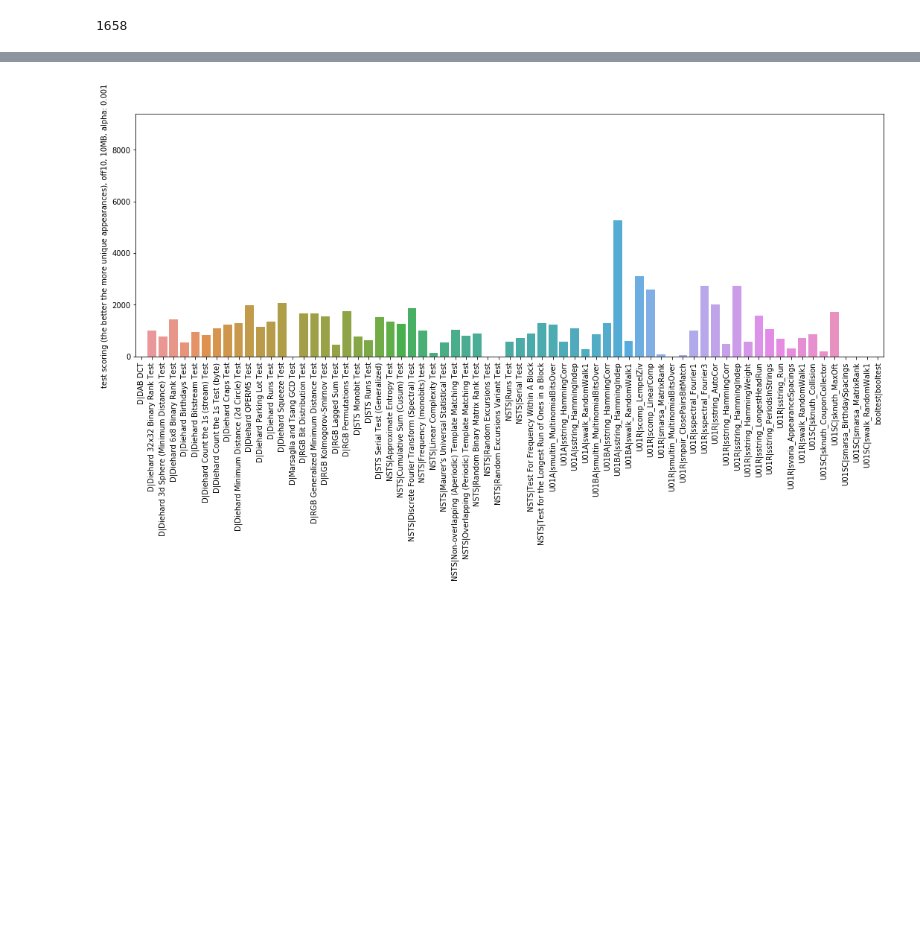
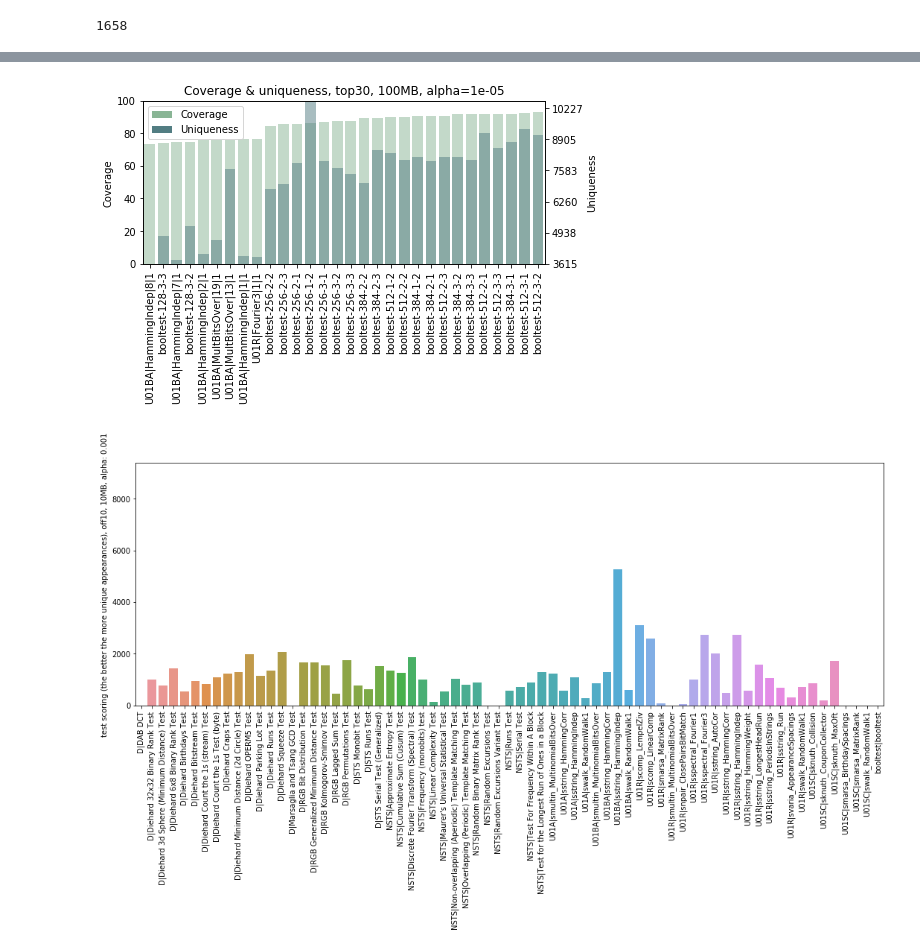
Before and after one commit to rozsa117/rtt-processor, a Jupyter notebook: proc2.ipynb, the cells around one changed output, grey strips where cells are left out. Saved outputs shown, nothing was run; the diff lists cells and outputs as text; code cells hidden in the pictures; blank space fills up the shorter version.

```diff
--- a/proc2.ipynb
+++ b/proc2.ipynb
@@ -944,0 +977,78 @@ renderCoverageGraph(tests_boolhyb_srt, (tf_10mib, tf_100mib), labels=['10MB', '1
+# %%
+def renderCovUniqGraph(test_proc, alpha=1e-5, desc='', data_src=lambda x: x[1],
+                       ylim=None, fname=None, rwidth=1.0, rheight=1.0,
+                       should_sort=False, do_coverage=False, test_mapping=None, topx=None):
+
+    selection = test_proc.selection
+    filtered_tests = test_proc.ctests
+    tests_detections = get_detections(filtered_tests, alpha)
+    fig, ax = pyplot.subplots(figsize=(rwidth*6*3, rheight*2*3))
+    ax.tick_params(axis='x', labelrotation=90)
+
+    coverage_max = comp_coverage(filtered_tests, alpha) if do_coverage else 100
+    uniq_scoring = [test_proc.tests_scoring1off[i] for i in range(test_proc.num_tests)]
+
+    def evalfnc(x):
+        return 100.0 * x / coverage_max
+
+    if should_sort:
+        tests_detections, perm = sorted_perm(tests_detections, key=lambda x: evalfnc(data_src(x)))
+        uniq_scoring = apply_permutation(uniq_scoring, perm)
+
+    x_data = [x[0] for x in tests_detections]
+    y_data = [evalfnc(data_src(x)) for x in tests_detections]
+    if topx:
+        y_data = y_data[-topx:]
+        x_data = x_data[-topx:]
+        uniq_scoring = uniq_scoring[-topx:]
+
+    minuni, maxuni = min(uniq_scoring), max(uniq_scoring)
+    uniwid = maxuni - minuni
+    uniscale = 100 / uniwid
+    uniq_scaled = [(x - minuni) * uniscale for x in uniq_scoring]
+    print('Uniqueness min: %s, max: %s, scale: %s, max_pts: %s' % (minuni, maxuni, uniscale, test_proc.num_max_points))
+
+    cxx = process_test_x_axis(x_data, test_mapping, keep_battery=True)
+    print(cxx)
+
+    dfpre = []
+    for i in range(len(x_data)):
+        dfpre.append({'x':cxx[i], 'y':y_data[i], 'src':'Coverage'})
+        dfpre.append({'x':cxx[i], 'y':uniq_scaled[i], 'src':'Uniqueness'})
+    df = pd.DataFrame(dfpre)
+    #print(df)
+
+    colors = sns.cubehelix_palette(8, start=.5, rot=-.75)
+    color1 = colors[2] + [0.5]
+    color2 = colors[4] + [0.5]
+    print(color2)
+    #sns.barplot(x='x', y='y', hue='src', data=df, palette=[colors[2], colors[4]])
+    plt0 = sns.barplot(x=cxx, y=y_data, color=color1, label='Coverage')
+    plt1 = sns.barplot(x=cxx, y=uniq_scaled, color=color2, label='Uniqueness')
+    plt.legend(loc='best')
+    for p in plt0.patches:
+        r, g, b, a = p.get_facecolor()
+        p.set_facecolor((r, g, b, .5))
+
+    ax2 = ax.twinx()
+    ax2.set_ylim(ax.get_ylim())
+    ax2.set_yticklabels([int(x) for x in np.ceil(minuni+ax.get_yticks()/uniscale)])
+    ax2.set_ylabel('Uniqueness')
+
+    plt.title("%s, alpha=%s" % (desc, alpha))
+    ax.set_ylabel("Coverage")
+    if ylim:
+        ax.set_ylim(ylim if not do_coverage else (0,100.0))
+        if not do_coverage and max(y_data) > ylim[1]:
+            print('!! Warning! your y-limit is lower than maximal data point, %s, max %s' % (ylim[1], max(y_data)))
+    if fname:
+        #plt.tight_layout()
+        plt.savefig(fname, bbox_inches='tight', dpi=400)
+
+#########################################################################################################
+renderCovUniqGraph(subtest_analysis100, detectionsAlpha,
+                   'Coverage & uniqueness, top30, 100MB',
+                   data_src=lambda x: x[3], ylim=[-10, 2700], fname='/tmp/cov_uniq_sub_100mb_1e-5_sorted.pdf',
+                   rwidth=0.4, rheight=0.5,
+                   do_coverage=True, should_sort=True, test_mapping=subtests_map, topx=30)
+# %% [output]
@@ -945,3 +1058,4 @@ renderCoverageGraph(tests_boolhyb_srt, (tf_10mib, tf_100mib), labels=['10MB', '1
+[figure, added]
 # %%
 # T1 test uniqueness scoring
 def renderTestScoring(test_analysis, desc=None, ylim=None, fname=None, x_data=None, rwidth=1.0, data_src=lambda x, y: x.tests_scoring1[y]):
```
Also changed, not shown: parts of 9 cells of this notebook.
